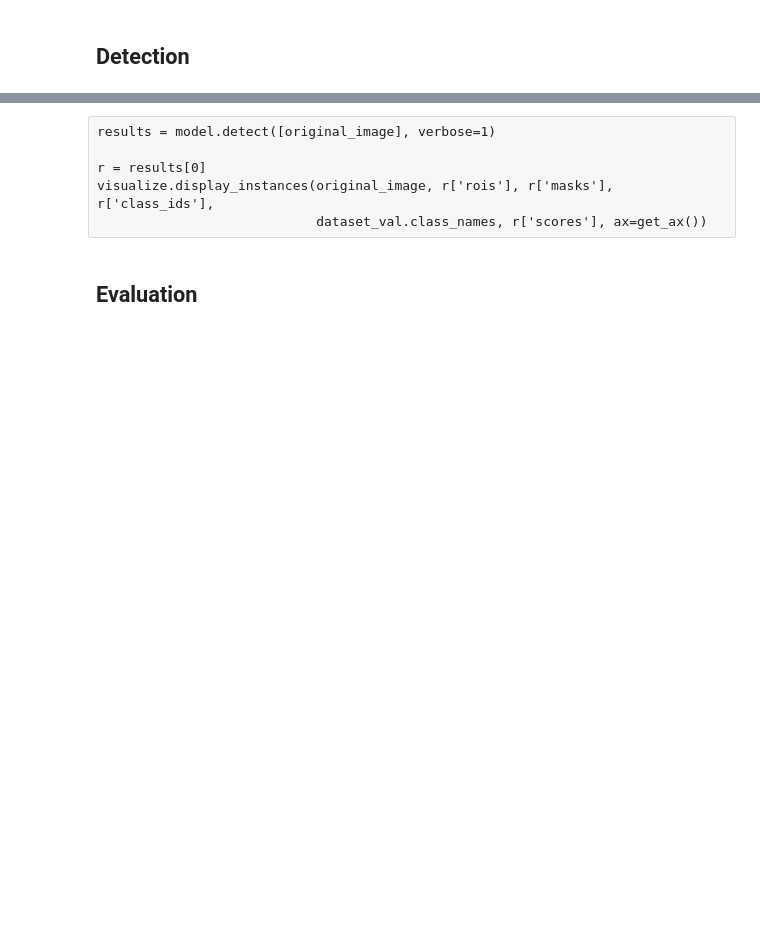
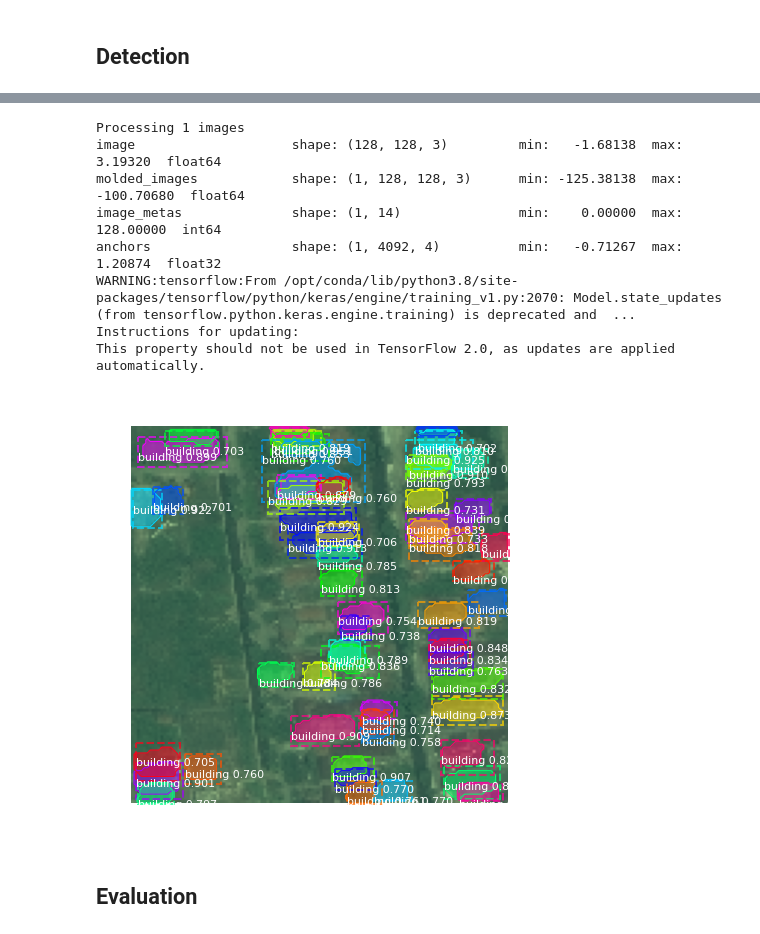
Before and after one commit to bryanjonas/Mask_RCNN, a Jupyter notebook: train_sat.ipynb, the cells around one changed output, grey strips where cells are left out. Saved outputs shown, nothing was run; the diff lists cells and outputs as text; code cells hidden in the pictures; blank space fills up the shorter version.

```diff
--- a/train_sat.ipynb
+++ b/train_sat.ipynb
@@ -390,16 +402,16 @@ Re-starting from epoch 2
 # %%
 # Test on a random image
 image_id = random.choice(dataset_val.image_ids)
-original_image, image_meta, gt_class_id, gt_bbox, gt_mask =\
+stan_image, orig_image, image_meta, gt_class_id, gt_bbox, gt_mask =\
     modellib.load_image_gt(dataset_val, inference_config,
                            image_id)
 
-log("original_image", original_image)
+log("orig_image", orig_image)
 log("image_meta", image_meta)
 log("gt_class_id", gt_class_id)
 log("gt_bbox", gt_bbox)
 log("gt_mask", gt_mask)
 
-visualize.display_instances(original_image, gt_bbox, gt_mask, gt_class_id,
+visualize.display_instances(orig_image, gt_bbox, gt_mask, gt_class_id,
                             dataset_train.class_names, figsize=(8, 8))
 # %% [output]
@@ -412,9 +424,19 @@ gt_mask                  shape: (128, 128, 42)        min:    0.00000  max:    1
-# %% [raw]
-results = model.detect([original_image], verbose=1)
-
-r = results[0]
-visualize.display_instances(original_image, r['rois'], r['masks'], r['class_ids'],
-                            dataset_val.class_names, r['scores'], ax=get_ax())
+# %%
+results = model.detect([stan_image], verbose=1)
+
+r = results[0]
+visualize.display_instances(orig_image, r['rois'], r['masks'], r['class_ids'],
+                            dataset_val.class_names, r['scores'], ax=get_ax())
+# %% [output]
+Processing 1 images
+image                    shape: (128, 128, 3)         min:   -1.68138  max:    3.19320  float64
+molded_images            shape: (1, 128, 128, 3)      min: -125.38138  max: -100.70680  float64
+image_metas              shape: (1, 14)               min:    0.00000  max:  128.00000  int64
+anchors                  shape: (1, 4092, 4)          min:   -0.71267  max:    1.20874  float32
+WARNING:tensorflow:From /opt/conda/lib/python3.8/site-packages/tensorflow/python/keras/engine/training_v1.py:2070: Model.state_updates (from tensorflow.python.keras.engine.training) is deprecated and  ...
+Instructions for updating:
+This property should not be used in TensorFlow 2.0, as updates are applied automatically.
+[figure, added]
 # %% [markdown]
 ## Evaluation
 # %% [raw]
```
Also changed, not shown: parts of 6 cells of this notebook, 2 other files.
